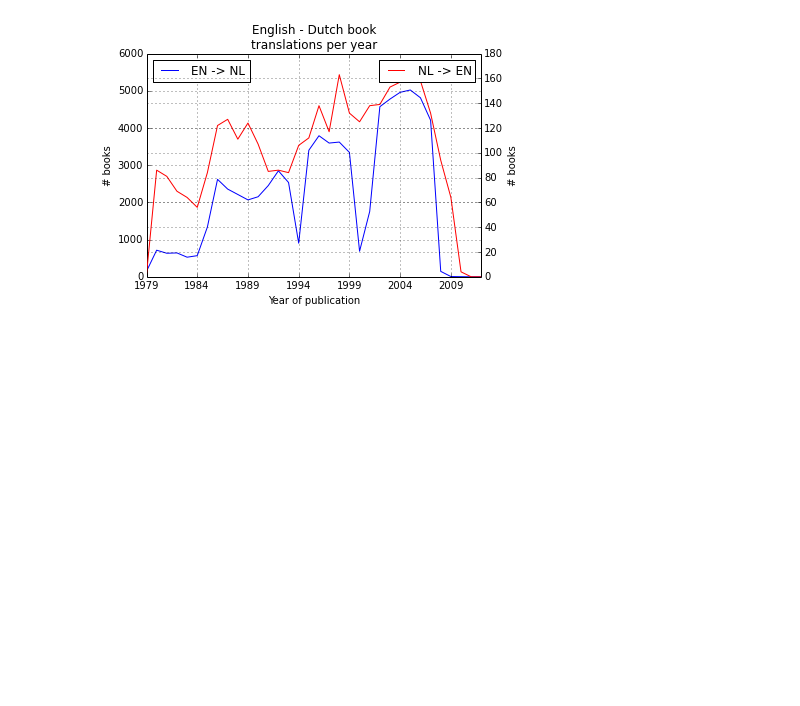
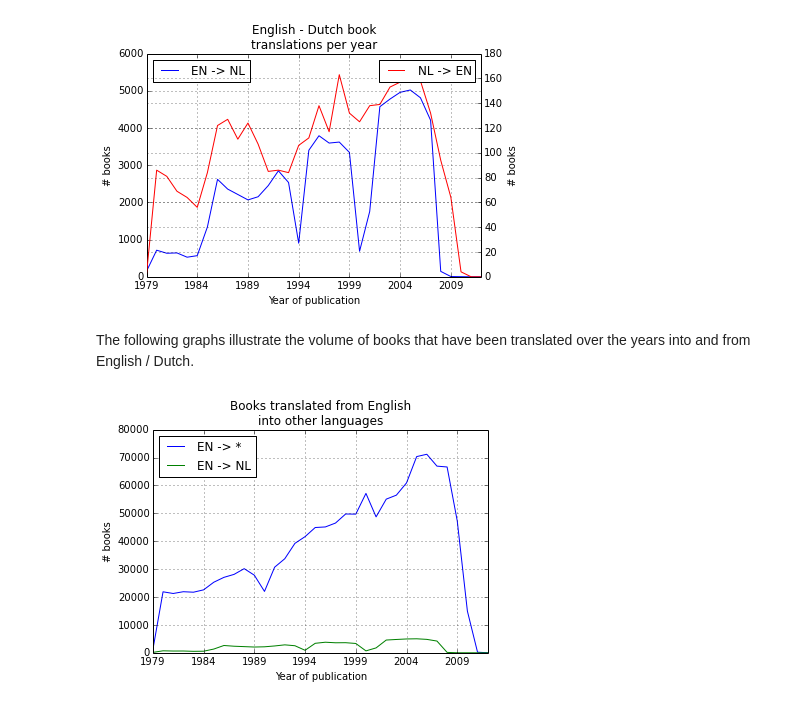
Before and after one commit to c-martinez/BeyondTheBook, a Jupyter notebook: Unesco translationum.ipynb, the cells around one changed output. Cells and saved outputs as stored; diff of their text form; code cells hidden in the pictures; blank space fills up the shorter version.

```diff
--- a/Unesco translationum.ipynb
+++ b/Unesco translationum.ipynb
@@ -166,3 +242,17 @@ legend(loc='upper right')
 title('English - Dutch book \ntranslations per year');
 # %% [output]
 [figure]
+# %% [markdown]
+The following graphs illustrate the volume of books that have been translated over the years into and from English / Dutch.
+# %%
+from_lang = 'English'
+to_lang = 'Dutch'
+cols = [ col for col in data_tt.columns if col.startswith(from_lang + ' - ')]
+data_tt[cols].transpose().sum().plot(label='EN -> *')
+data_tt[from_lang + ' - ' + to_lang].plot(label='EN -> NL')
+legend(loc=0)
+xlabel('Year of publication')
+ylabel('# books')
+title('Books translated from English \ninto other languages');
+# %% [output]
+[figure, added]
```
Also changed, not shown: parts of 11 cells of this notebook, 1 other file.
